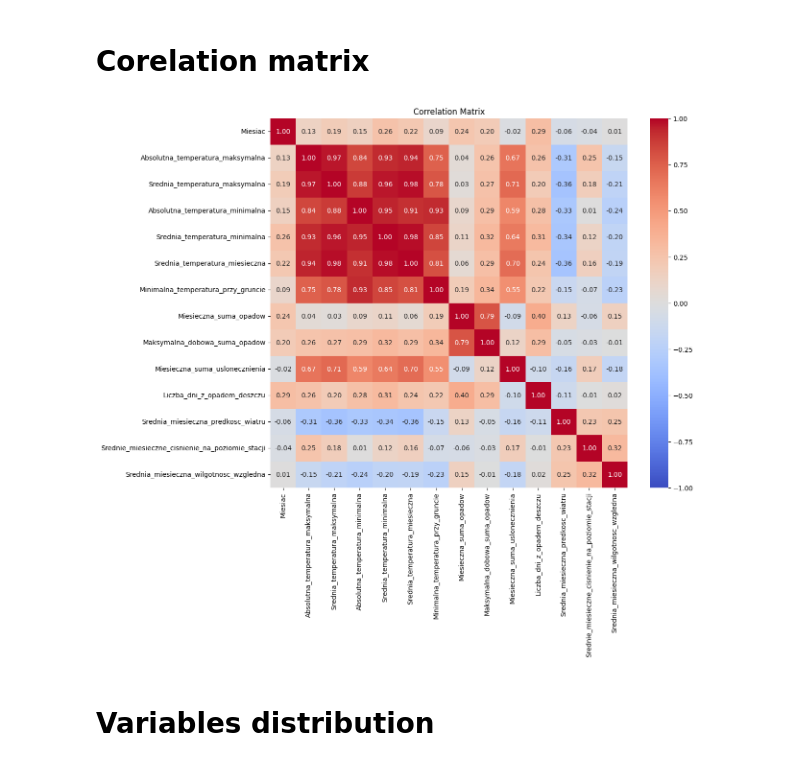
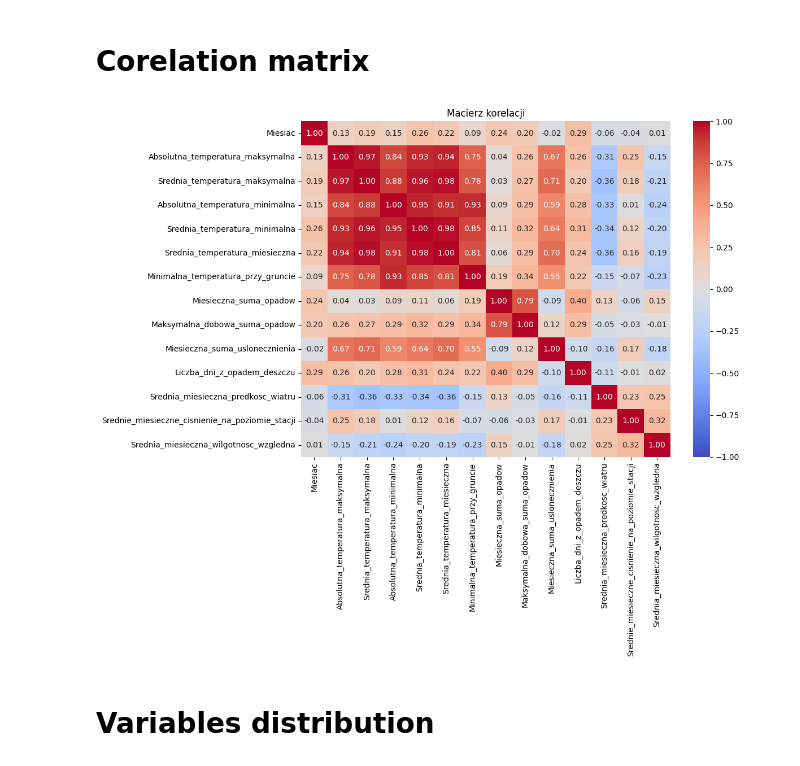
Before and after one commit to plmrr/microclimate-analysis, a Jupyter notebook: eda.ipynb, the cells around one changed output. Cells and saved outputs as stored; diff of their text form; code cells hidden in the pictures.

```diff
--- a/eda.ipynb
+++ b/eda.ipynb
@@ -272,19 +272,22 @@ dtype: int64
 # %% [markdown]
 # Corelation matrix
 # %%
+import os
 import matplotlib.pyplot as plt
 import seaborn as sns
 
 numeric_data = merged_df.copy().drop(columns=['Kod_stacji', 'Nazwa_stacji'])
 
 correlation_matrix = numeric_data.corr()
 
 plt.figure(figsize=(12, 10))
 sns.heatmap(correlation_matrix, annot=True, fmt=".2f", cmap="coolwarm", vmin=-1, vmax=1)
-plt.title("Correlation Matrix")
+plt.title("Macierz korelacji")
+plt.tight_layout()
+plt.savefig(os.path.join('outputFiles/plots', f"correlation_matrix.png"))
 plt.show()
 # %% [output]
-[figure, old version]
+[figure, new version]
 # %% [markdown]
 # Variables distribution
 # %% [markdown]
```
Also changed, not shown: parts of 1 cell of this notebook, 2 other files.
